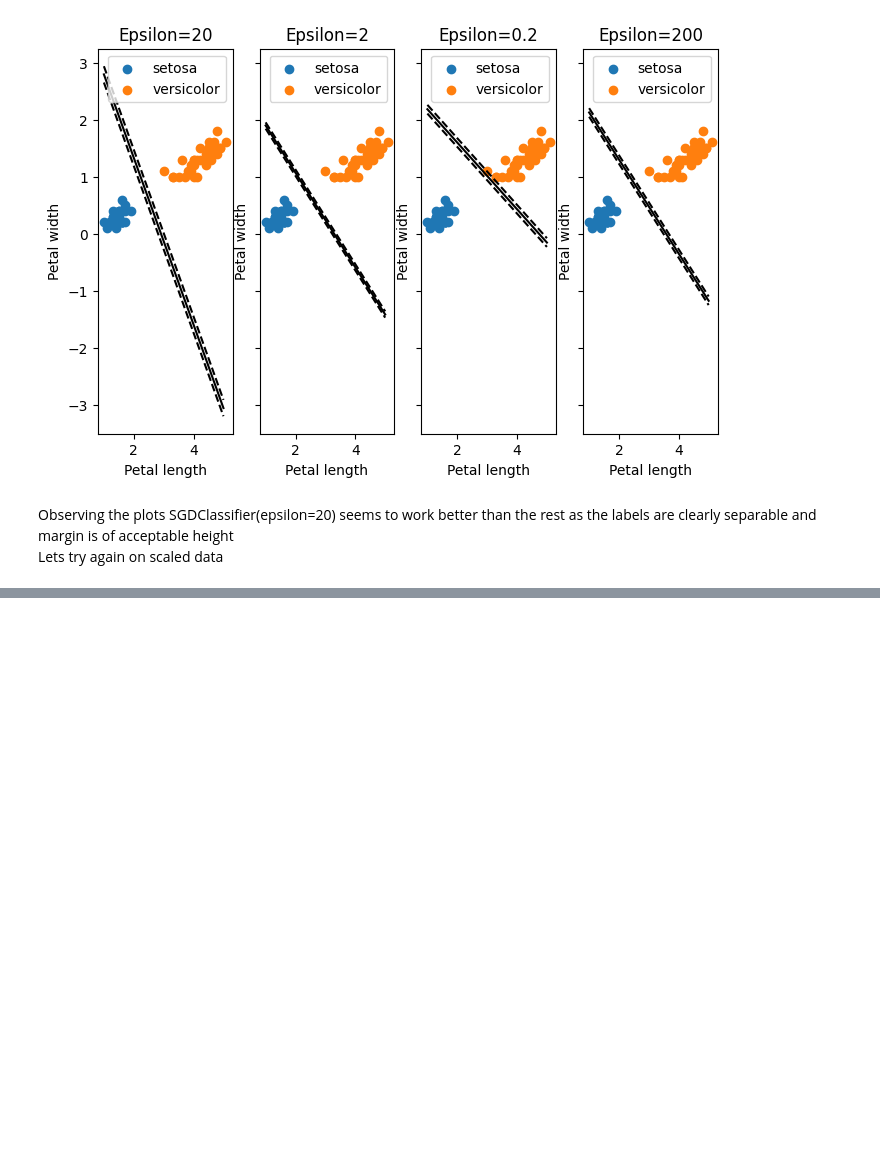
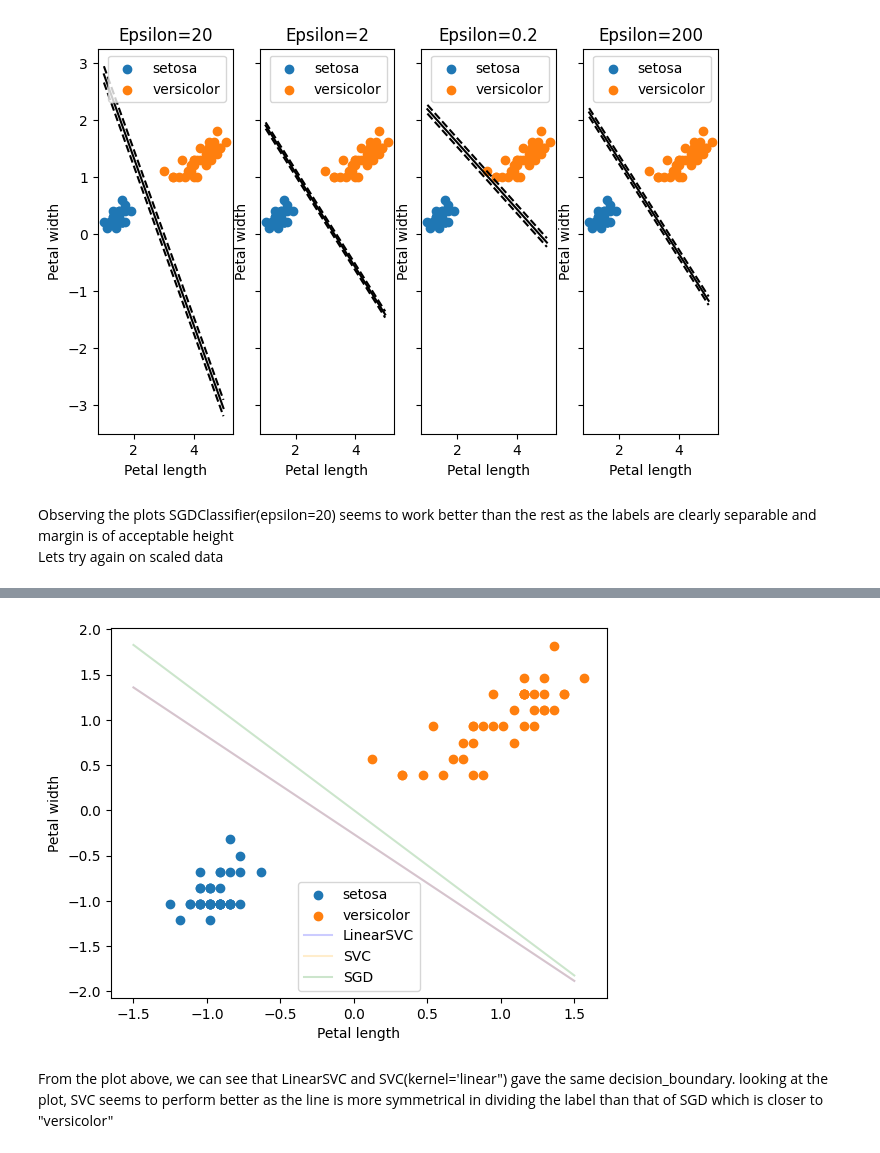
Before and after one commit to Prashant-Bista/SVM, a Jupyter notebook: SVM_VS_SGD.ipynb, the cells around one changed output, grey strips where cells are left out. Saved outputs shown, nothing was run; the diff lists cells and outputs as text; code cells hidden in the pictures; blank space fills up the shorter version.

```diff
--- a/SVM_VS_SGD.ipynb
+++ b/SVM_VS_SGD.ipynb
@@ -184,0 +196,21 @@ plt.show()
+# %%
+def plot_boundary_AIO(model,label,color):
+    w=model.coef_[0]
+    b=model.intercept_[0]
+    x_new= np.linspace(-1.5,1.5,500)
+    decision_boundary=-w[0]/w[1]*x_new-b/w[1]
+    plt.xlabel("Petal length")
+    plt.ylabel("Petal width")
+    plt.plot(x_new,decision_boundary,color=color,label=label,alpha=0.2)
+    plt.legend()
+# %%
+plt.scatter(trainx_scaled[:,0][trainy==0],trainx_scaled[:,1][trainy==0],label="setosa")
+plt.scatter(trainx_scaled[:,0][trainy==1],trainx_scaled[:,1][trainy==1],label="versicolor")
+plot_boundary_AIO(lsvc,"LinearSVC","blue")
+plot_boundary_AIO(svc,"SVC","orange")
+plot_boundary_AIO(sgd,"SGD","green")
+plt.show()
+# %% [output]
+[figure, added]
+# %% [markdown]
+From the plot above, we can see that LinearSVC and SVC(kernel='linear") gave the same decision_boundary. looking at the plot, SVC seems to perform better as the line is more symmetrical in dividing the label than that of SGD which is closer to "versicolor"
```
Also changed, not shown: parts of 2 cells of this notebook, 1 other file.
